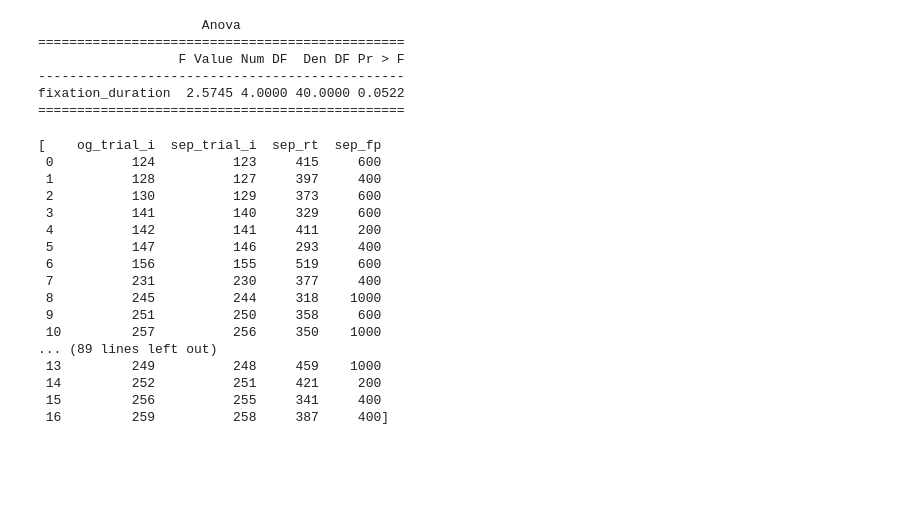
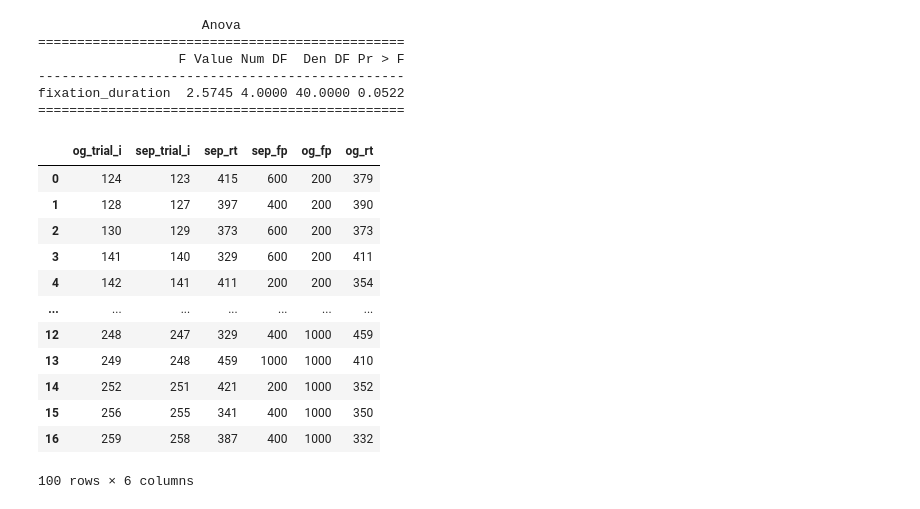
Before and after one commit to bhdibble1/SwanLab_Figures_FP, a Jupyter notebook: p1data swan lab.ipynb, the cells around one changed output. Saved outputs shown, nothing was run; the diff lists cells and outputs as text; code cells hidden in the pictures; blank space fills up the shorter version.

```diff
--- a/p1data swan lab.ipynb
+++ b/p1data swan lab.ipynb
@@ -245,20 +216,0 @@ for i in fp:
-# %%
-sep_df
-# %% [output]
-[    og_trial_i  sep_trial_i  sep_rt  sep_fp
- 0          124          123     415     600
- 1          128          127     397     400
- 2          130          129     373     600
- 3          141          140     329     600
- 4          142          141     411     200
- 5          147          146     293     400
- 6          156          155     519     600
- 7          231          230     377     400
- 8          245          244     318    1000
- 9          251          250     358     600
- 10         257          256     350    1000
-... (89 lines left out)
- 13         249          248     459    1000
- 14         252          251     421     200
- 15         256          255     341     400
- 16         259          258     387     400]
@@ -290,0 +217,55 @@ FP_df.boxplot(positions=range(len(FP_df.columns)))
+# %%
+#sequential_foreperiod_effect: make a list of datafiles where sep_df[n]=200+200*n ms foreperiod trials (data associated w/ previous foreperiod)
+#NOTE trial
+fp=[200,400,600,800,1000]
+sep_df = []
+for i in fp:
+    v_200_df = []
+    og_trial_i = []
+    sep_trial_i = []
+    sep_rt = []
+    sep_fp = []
+    og_fp = []
+    og_rt = []
+    v_200 = df[(df['block'] == 'varied') & (df['rt'] >= 0) & (df['correct'] == True) & (df['fixation_duration'] == i)]
+    for j in v_200.trial_i:
+        sep_trial_i.append(j-1)
+        og_trial_i.append(j)
+
+
+    for x in v_200.fixation_duration:
+        og_fp.append(x)
+
+    for o in v_200.rt:
+        og_rt.append(o)
+
+    for z in sep_trial_i:
+        sep_trial = df[(df['trial_i'] == z)]
+        sep_rt.append(int(sep_trial.rt))
+        sep_fp.append(int(sep_trial.fixation_duration))
+
+    v_200_df.append(og_trial_i)
+    v_200_df.append(sep_trial_i)
+    v_200_df.append(sep_rt)
+    v_200_df.append(sep_fp)
+    v_200_df.append(og_fp)
+    v_200_df.append(og_rt)
+    v_200_f = pd.DataFrame(np.array(v_200_df), index=['og_trial_i', 'sep_trial_i', 'sep_rt', 'sep_fp', 'og_fp', 'og_rt'])
+    sep_df.append(v_200_f.transpose())
+sdf = pd.concat(sep_df)
+# %%
+sdf
+# %% [output]
+|  | og_trial_i | sep_trial_i | sep_rt | sep_fp | og_fp | og_rt |
+| 0 | 124 | 123 | 415 | 600 | 200 | 379 |
+| 1 | 128 | 127 | 397 | 400 | 200 | 390 |
+| 2 | 130 | 129 | 373 | 600 | 200 | 373 |
+| 3 | 141 | 140 | 329 | 600 | 200 | 411 |
+| 4 | 142 | 141 | 411 | 200 | 200 | 354 |
+| ... | ... | ... | ... | ... | ... | ... |
+| 12 | 248 | 247 | 329 | 400 | 1000 | 459 |
+| 13 | 249 | 248 | 459 | 1000 | 1000 | 410 |
+| 14 | 252 | 251 | 421 | 200 | 1000 | 352 |
+| 15 | 256 | 255 | 341 | 400 | 1000 | 350 |
+| 16 | 259 | 258 | 387 | 400 | 1000 | 332 |
+100 rows × 6 columns
```
Also changed, not shown: parts of 6 cells of this notebook.
